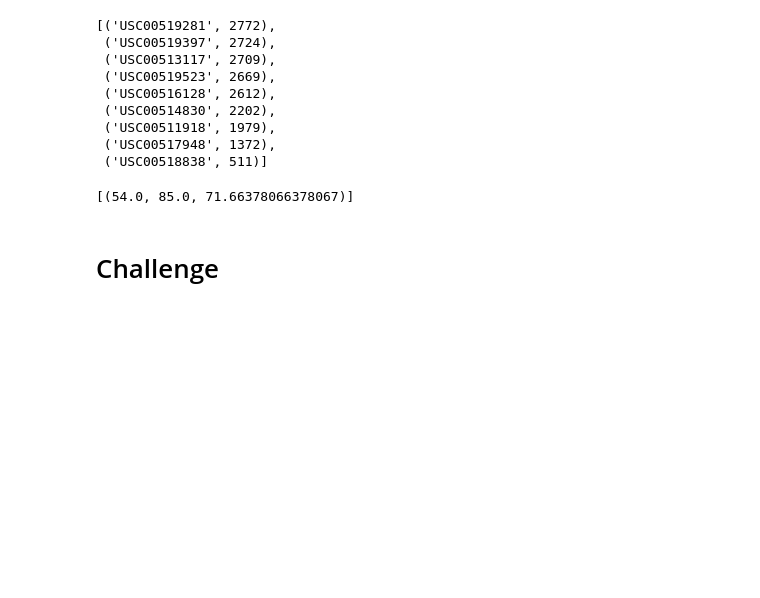
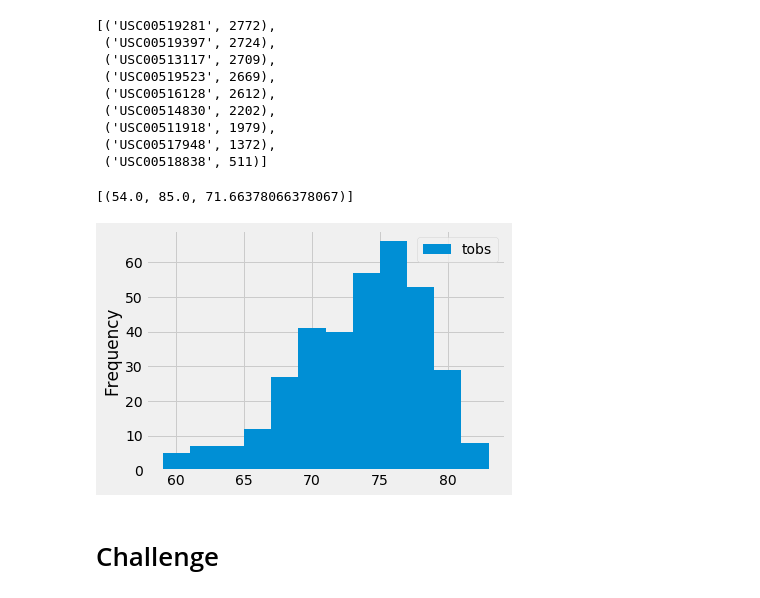
Before and after one commit to OmerGokturkYildirim/surfs_up, a Jupyter notebook: climate_analysis.ipynb, the cells around one changed output. Saved outputs shown, nothing was run; the diff lists cells and outputs as text; code cells hidden in the pictures; blank space fills up the shorter version.

```diff
--- a/climate_analysis.ipynb
+++ b/climate_analysis.ipynb
@@ -109,11 +109,15 @@ filter(Measurement.station == 'USC00519281').all()
 # %%
 # Choose the station with the highest number of temperature observations.
 results = session.query(Measurement.tobs).\
 filter(Measurement.station == 'USC00519281').\
 filter(Measurement.date >= prev_year).all()
 df = pd.DataFrame(results, columns=['tobs'])
 
 # Query the last 12 months of temperature observation data for this station and plot the results as a histogram
+df.plot.hist(bins=12)
+plt.tight_layout()
+# %% [output]
+[figure, added]
 # %%
 # Write a function called `calc_temps` that will accept start date and end date in the format '%Y-%m-%d'
 # and return the minimum, average, and maximum temperatures for that range of dates
```
Also changed, not shown: parts of 12 cells of this notebook, 4 other files.
